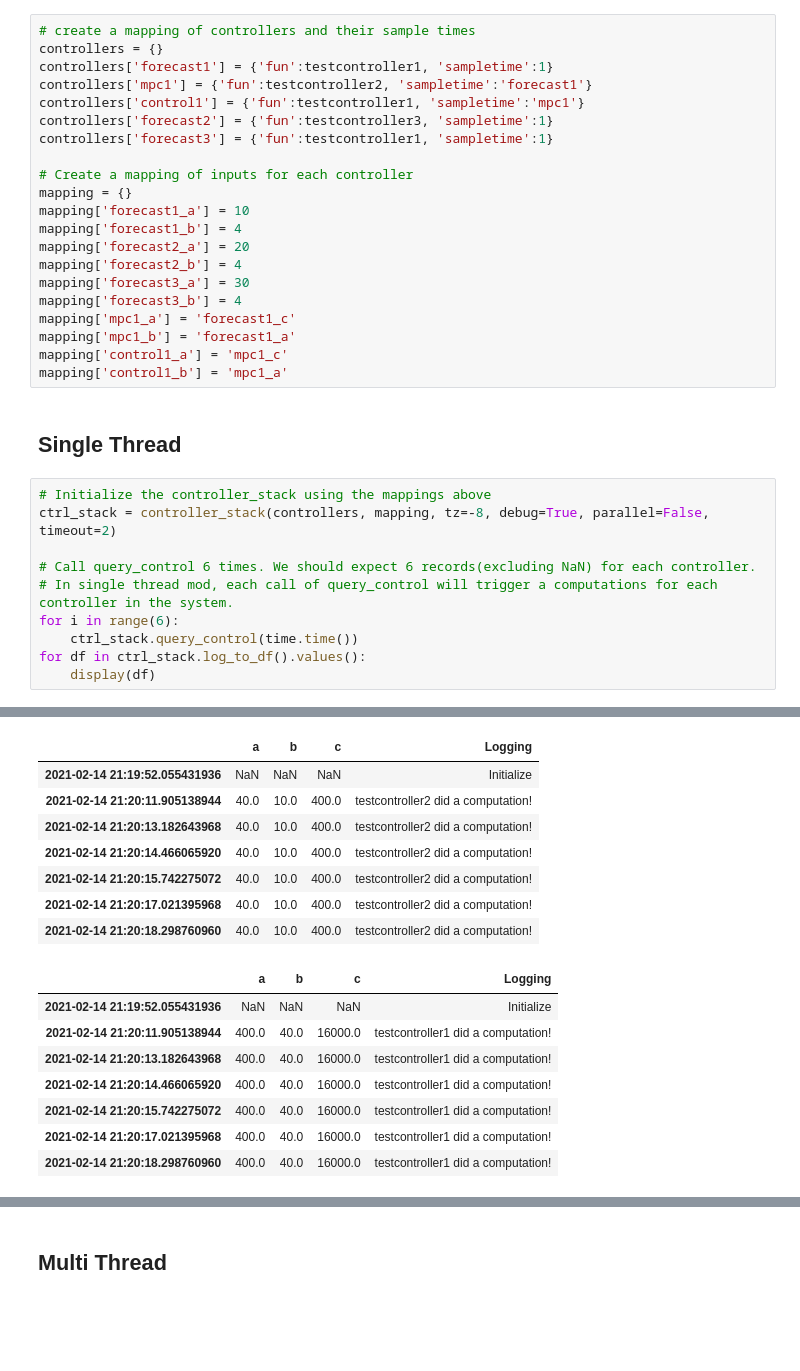
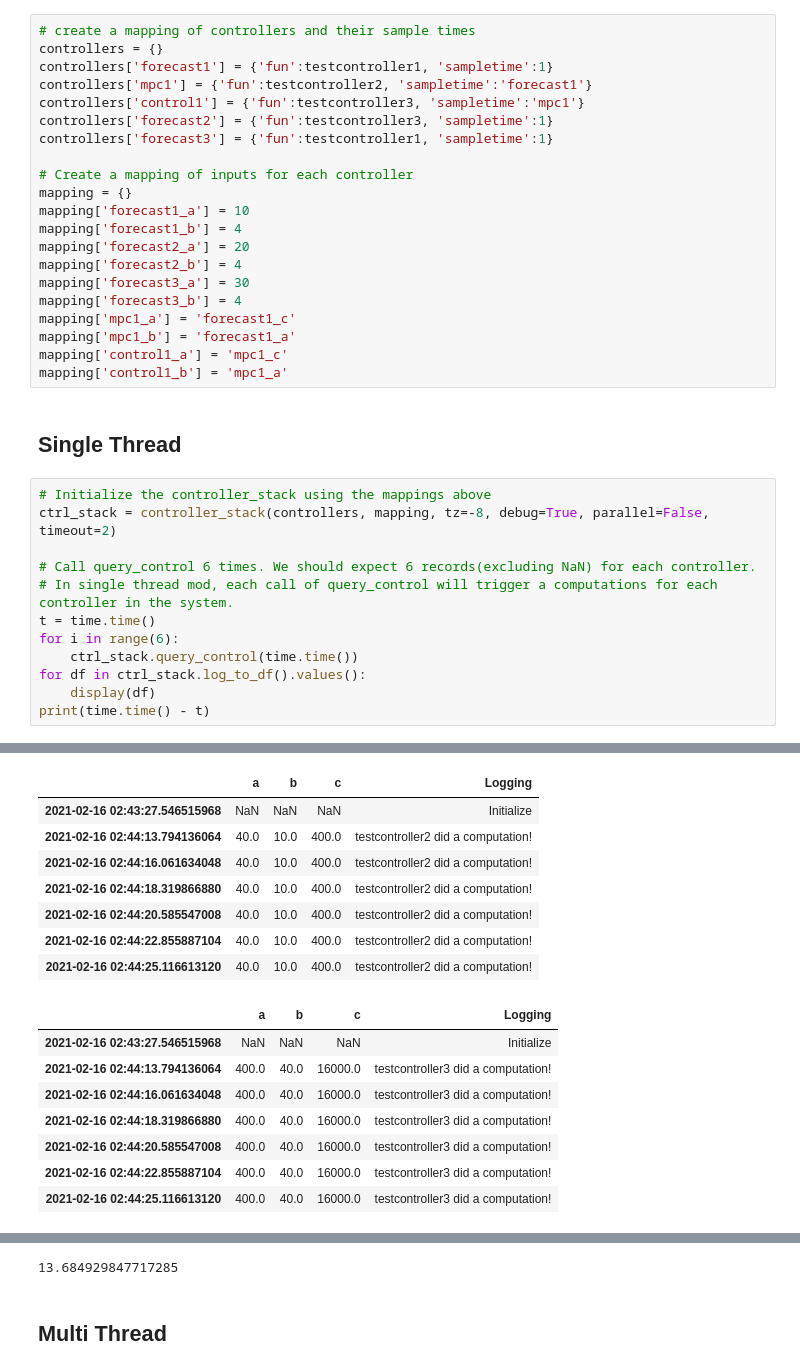
Before and after one commit to LBNL-ETA/FMLC, a Jupyter notebook: Examples/Test.ipynb, the cells around one changed output, grey strips where cells are left out. Cells and saved outputs as stored; diff of their text form; blank space fills up the shorter version.

```diff
--- a/Examples/Test.ipynb
+++ b/Examples/Test.ipynb
@@ -71,7 +73,7 @@ Output {'c': 690}
 controllers = {}
 controllers['forecast1'] = {'fun':testcontroller1, 'sampletime':1}
 controllers['mpc1'] = {'fun':testcontroller2, 'sampletime':'forecast1'}
-controllers['control1'] = {'fun':testcontroller1, 'sampletime':'mpc1'}
+controllers['control1'] = {'fun':testcontroller3, 'sampletime':'mpc1'}
 controllers['forecast2'] = {'fun':testcontroller3, 'sampletime':1}
 controllers['forecast3'] = {'fun':testcontroller1, 'sampletime':1}
 
@@ -95,9 +97,11 @@ ctrl_stack = controller_stack(controllers, mapping, tz=-8, debug=True, parallel=
 
 # Call query_control 6 times. We should expect 6 records(excluding NaN) for each controller.
 # In single thread mod, each call of query_control will trigger a computations for each controller in the system.
+t = time.time()
 for i in range(6):
     ctrl_stack.query_control(time.time())
 for df in ctrl_stack.log_to_df().values():
     display(df)
+print(time.time() - t)
 # %% [output]
 |  | a | b | c | Logging |
@@ -111,17 +115,17 @@ for df in ctrl_stack.log_to_df().values():
 |  | a | b | c | Logging |
-| 2021-02-14 21:19:52.055431936 | NaN | NaN | NaN | Initialize |
-| 2021-02-14 21:20:11.905138944 | 40.0 | 10.0 | 400.0 | testcontroller2 did a computation! |
-| 2021-02-14 21:20:13.182643968 | 40.0 | 10.0 | 400.0 | testcontroller2 did a computation! |
-| 2021-02-14 21:20:14.466065920 | 40.0 | 10.0 | 400.0 | testcontroller2 did a computation! |
-| 2021-02-14 21:20:15.742275072 | 40.0 | 10.0 | 400.0 | testcontroller2 did a computation! |
-| 2021-02-14 21:20:17.021395968 | 40.0 | 10.0 | 400.0 | testcontroller2 did a computation! |
-| 2021-02-14 21:20:18.298760960 | 40.0 | 10.0 | 400.0 | testcontroller2 did a computation! |
+| 2021-02-16 02:43:27.546515968 | NaN | NaN | NaN | Initialize |
+| 2021-02-16 02:44:13.794136064 | 40.0 | 10.0 | 400.0 | testcontroller2 did a computation! |
+| 2021-02-16 02:44:16.061634048 | 40.0 | 10.0 | 400.0 | testcontroller2 did a computation! |
+| 2021-02-16 02:44:18.319866880 | 40.0 | 10.0 | 400.0 | testcontroller2 did a computation! |
+| 2021-02-16 02:44:20.585547008 | 40.0 | 10.0 | 400.0 | testcontroller2 did a computation! |
+| 2021-02-16 02:44:22.855887104 | 40.0 | 10.0 | 400.0 | testcontroller2 did a computation! |
+| 2021-02-16 02:44:25.116613120 | 40.0 | 10.0 | 400.0 | testcontroller2 did a computation! |
 |  | a | b | c | Logging |
-| 2021-02-14 21:19:52.055431936 | NaN | NaN | NaN | Initialize |
-| 2021-02-14 21:20:11.905138944 | 400.0 | 40.0 | 16000.0 | testcontroller1 did a computation! |
-| 2021-02-14 21:20:13.182643968 | 400.0 | 40.0 | 16000.0 | testcontroller1 did a computation! |
-| 2021-02-14 21:20:14.466065920 | 400.0 | 40.0 | 16000.0 | testcontroller1 did a computation! |
-| 2021-02-14 21:20:15.742275072 | 400.0 | 40.0 | 16000.0 | testcontroller1 did a computation! |
-| 2021-02-14 21:20:17.021395968 | 400.0 | 40.0 | 16000.0 | testcontroller1 did a computation! |
-| 2021-02-14 21:20:18.298760960 | 400.0 | 40.0 | 16000.0 | testcontroller1 did a computation! |
+| 2021-02-16 02:43:27.546515968 | NaN | NaN | NaN | Initialize |
+| 2021-02-16 02:44:13.794136064 | 400.0 | 40.0 | 16000.0 | testcontroller3 did a computation! |
+| 2021-02-16 02:44:16.061634048 | 400.0 | 40.0 | 16000.0 | testcontroller3 did a computation! |
+| 2021-02-16 02:44:18.319866880 | 400.0 | 40.0 | 16000.0 | testcontroller3 did a computation! |
+| 2021-02-16 02:44:20.585547008 | 400.0 | 40.0 | 16000.0 | testcontroller3 did a computation! |
+| 2021-02-16 02:44:22.855887104 | 400.0 | 40.0 | 16000.0 | testcontroller3 did a computation! |
+| 2021-02-16 02:44:25.116613120 | 400.0 | 40.0 | 16000.0 | testcontroller3 did a computation! |
 |  | a | b | c | Logging |
@@ -143,3 +147,4 @@ for df in ctrl_stack.log_to_df().values():
+13.684929847717285
 # %% [markdown]
 ## Multi Thread
 # %%
```
Also changed, not shown: parts of 7 cells of this notebook, 7 other files.
